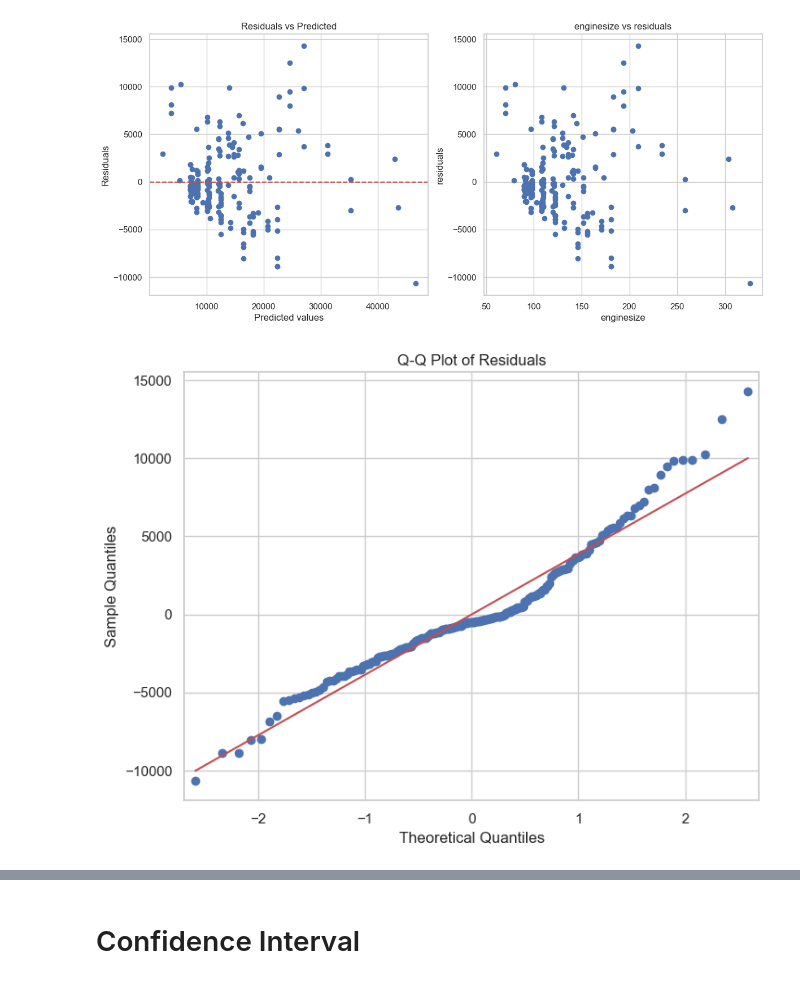
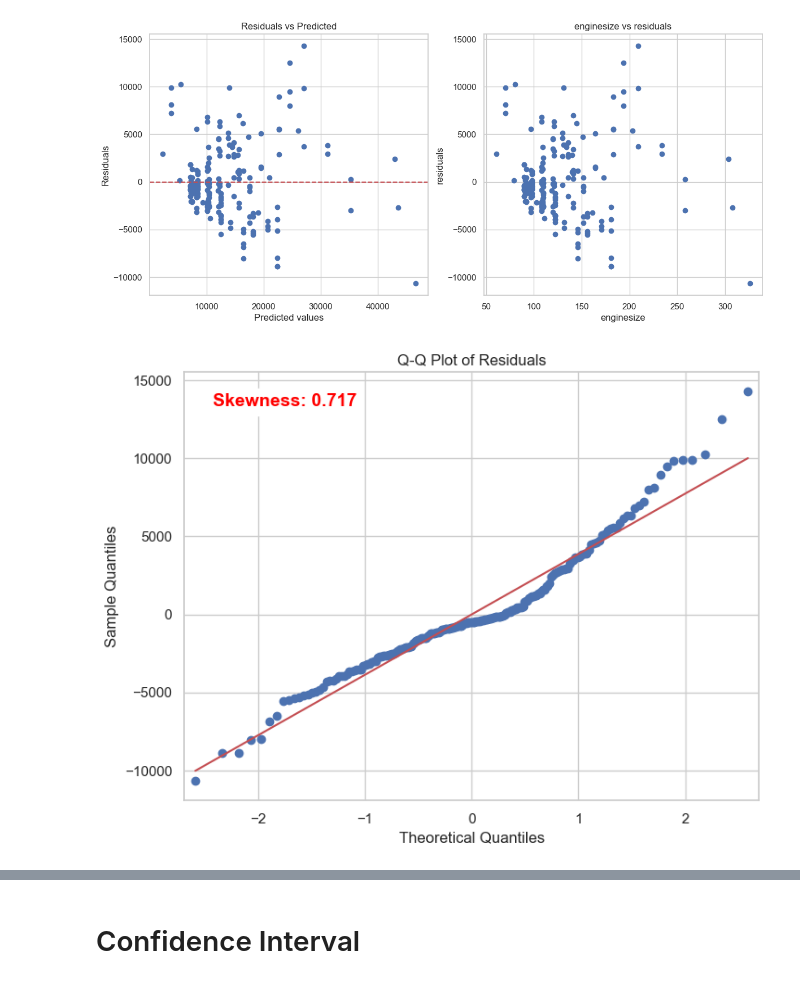
Before and after one commit to haingocnguyen/Used-Car-Price-Prediction, a Jupyter notebook: src/QuantitativeData.ipynb, the cells around one changed output, grey strips where cells are left out. Saved outputs shown, nothing was run; the diff lists cells and outputs as text; code cells hidden in the pictures.

```diff
--- a/src/QuantitativeData.ipynb
+++ b/src/QuantitativeData.ipynb
@@ -65,6 +66,8 @@ del df['car_ID']
 Change the dtype of attribute "**symboling**" to consider it as categorical data
 # %%
 df['symboling'] = df['symboling'].astype("object")
+# %%
+df['price'] = df['price'].astype("int64")
 # %%
 df.dtypes
 # %% [output]
@@ -369,13 +370,18 @@ fig_residual.update_layout(
 )
 fig_residual.show()
 # %%
+from scipy.stats import skew
 # Q-Q plot of residuals to check normality
+resi_skew = skew(residuals)
 fig = plt.figure(figsize=(8, 6))
 ax = fig.add_subplot(111)
 sm.qqplot(residuals, line='s', ax=ax)
+# Annotate skewness on plot
+plt.annotate('Skewness: {:.3f}'.format(resi_skew), xy=(0.05, 0.95), xycoords='axes fraction', fontsize=14,
+             horizontalalignment='left', verticalalignment='top', fontweight='bold', color='red', backgroundcolor='white')
 ax.set_title('Q-Q Plot of Residuals')
 ax.set_xlabel('Theoretical Quantiles')
 ax.set_ylabel('Sample Quantiles')
 plt.show()
 # %% [output]
-[figure, old version]
+[figure, new version]
```
Also changed, not shown: parts of 31 cells of this notebook, 6 other files.
